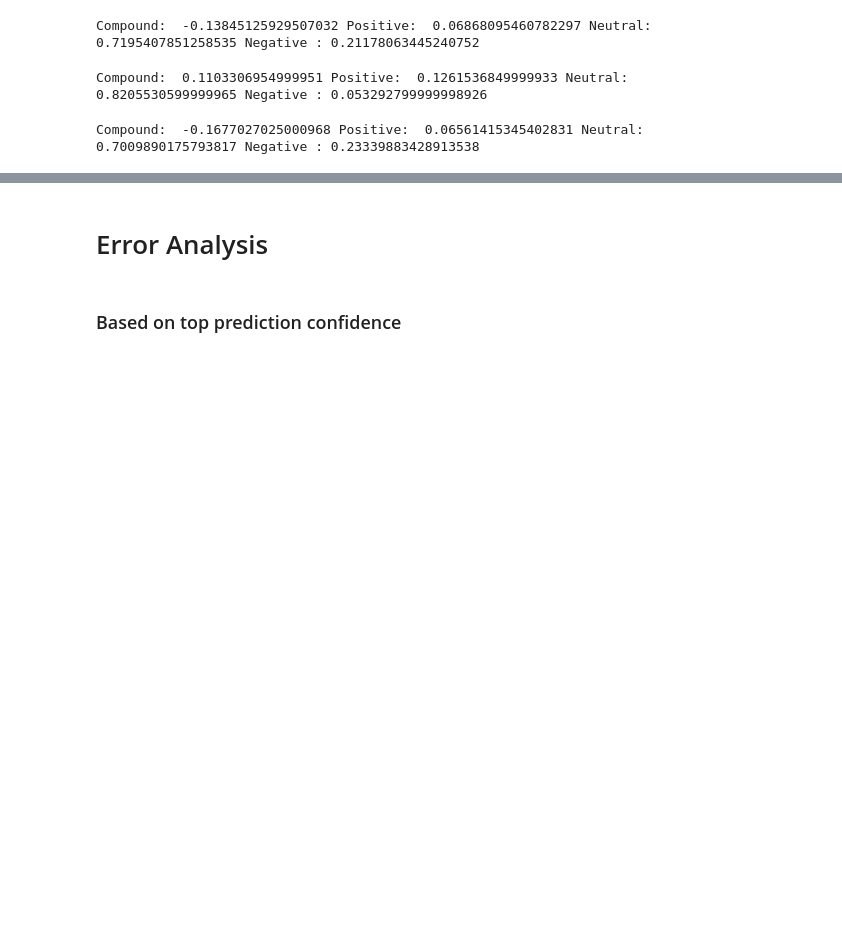
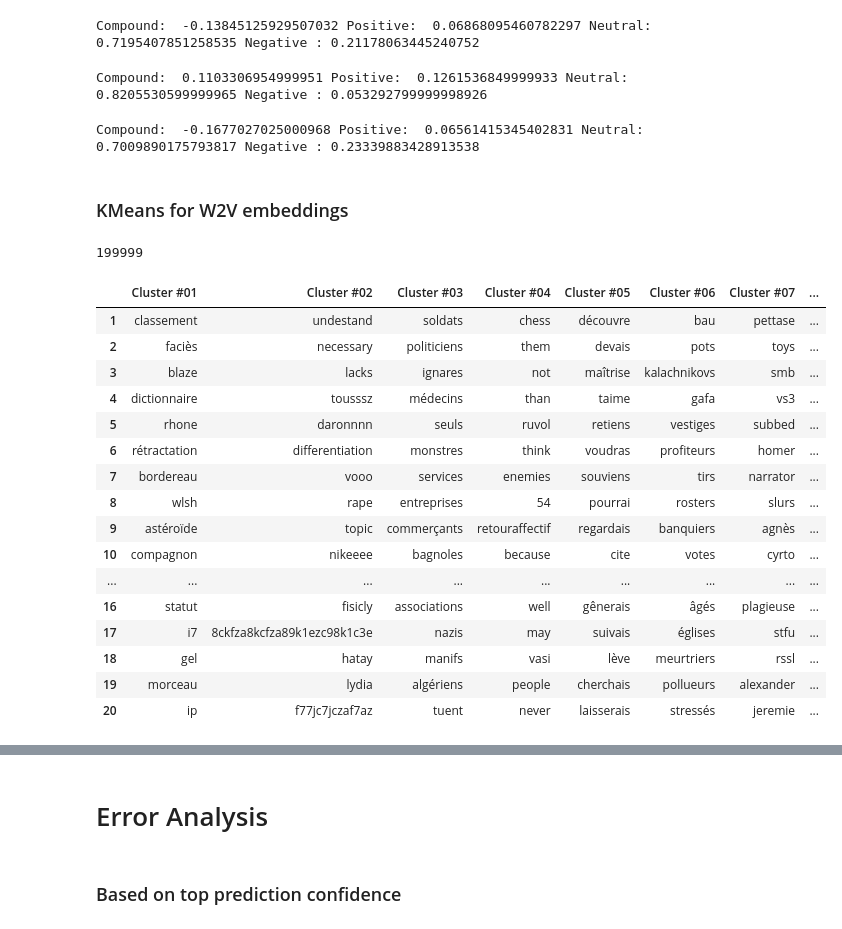
Before and after one commit to d-roland/toxicityDetection, a Jupyter notebook: CS224n_Toxicity_Detection.ipynb, the cells around one changed output, grey strips where cells are left out. Drawn from its saved outputs; the diff is of its cells as text; code cells hidden in the pictures; blank space fills up the shorter version.

```diff
--- a/CS224n_Toxicity_Detection.ipynb
+++ b/CS224n_Toxicity_Detection.ipynb
@@ -6507,3 +6675,5 @@ for j in range(len(vader_toxic)):
 print("Compound: ",sum(comp)/len(comp), "Positive: ",sum(pos)/len(pos),"Neutral: ", sum(neu)/len(neu),"Negative :", sum(neg)/len(neg))
 # %% [output]
 Compound:  -0.1677027025000968 Positive:  0.06561415345402831 Neutral:  0.7009890175793817 Negative : 0.23339883428913538
+# %% [markdown]
+### KMeans for W2V embeddings
@@ -6509,0 +6730,4 @@ Compound:  -0.1677027025000968 Positive:  0.06561415345402831 Neutral:  0.700989
+# %%
+len(final_dataset["finalSentence"].loc[final_dataset["Class"] == 0])
+# %% [output]
+199999
@@ -6509,0 +6740,22 @@ Compound:  -0.1677027025000968 Positive:  0.06561415345402831 Neutral:  0.700989
+# %%
+#Getting words in each cluster that are closest to the cluster center
+top_words_hateful = get_top_words(w2v_model_hateful.wv.index2word, 20, centers_hateful, w2v_model_hateful.wv.syn0)
+top_words_hateful
+# %% [output]
+|  | Cluster #01 | Cluster #02 | Cluster #03 | Cluster #04 | Cluster #05 | Cluster #06 | Cluster #07 | ... |
+| 1 | classement | undestand | soldats | chess | découvre | bau | pettase | ... |
+| 2 | faciès | necessary | politiciens | them | devais | pots | toys | ... |
+| 3 | blaze | lacks | ignares | not | maîtrise | kalachnikovs | smb | ... |
+| 4 | dictionnaire | tousssz | médecins | than | taime | gafa | vs3 | ... |
+| 5 | rhone | daronnnn | seuls | ruvol | retiens | vestiges | subbed | ... |
+| 6 | rétractation | differentiation | monstres | think | voudras | profiteurs | homer | ... |
+| 7 | bordereau | vooo | services | enemies | souviens | tirs | narrator | ... |
+| 8 | wlsh | rape | entreprises | 54 | pourrai | rosters | slurs | ... |
+| 9 | astéroïde | topic | commerçants | retouraffectif | regardais | banquiers | agnès | ... |
+| 10 | compagnon | nikeeee | bagnoles | because | cite | votes | cyrto | ... |
+| ... | ... | ... | ... | ... | ... | ... | ... | ... |
+| 16 | statut | fisicly | associations | well | gênerais | âgés | plagieuse | ... |
+| 17 | i7 | 8ckfza8kcfza89k1ezc98k1c3e | nazis | may | suivais | églises | stfu | ... |
+| 18 | gel | hatay | manifs | vasi | lève | meurtriers | rssl | ... |
+| 19 | morceau | lydia | algériens | people | cherchais | pollueurs | alexander | ... |
+| 20 | ip | f77jc7jczaf7az | tuent | never | laisserais | stressés | jeremie | ... |
```
Also changed, not shown: parts of 26 cells of this notebook.
